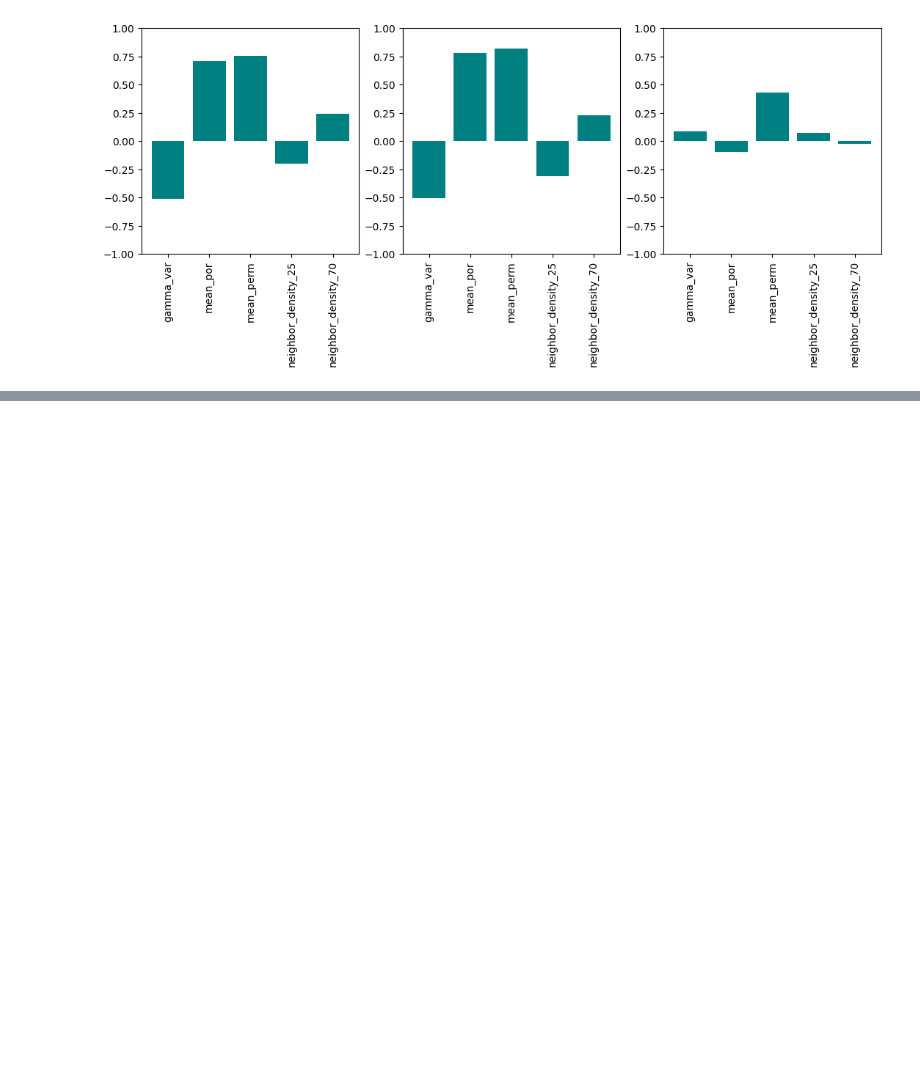
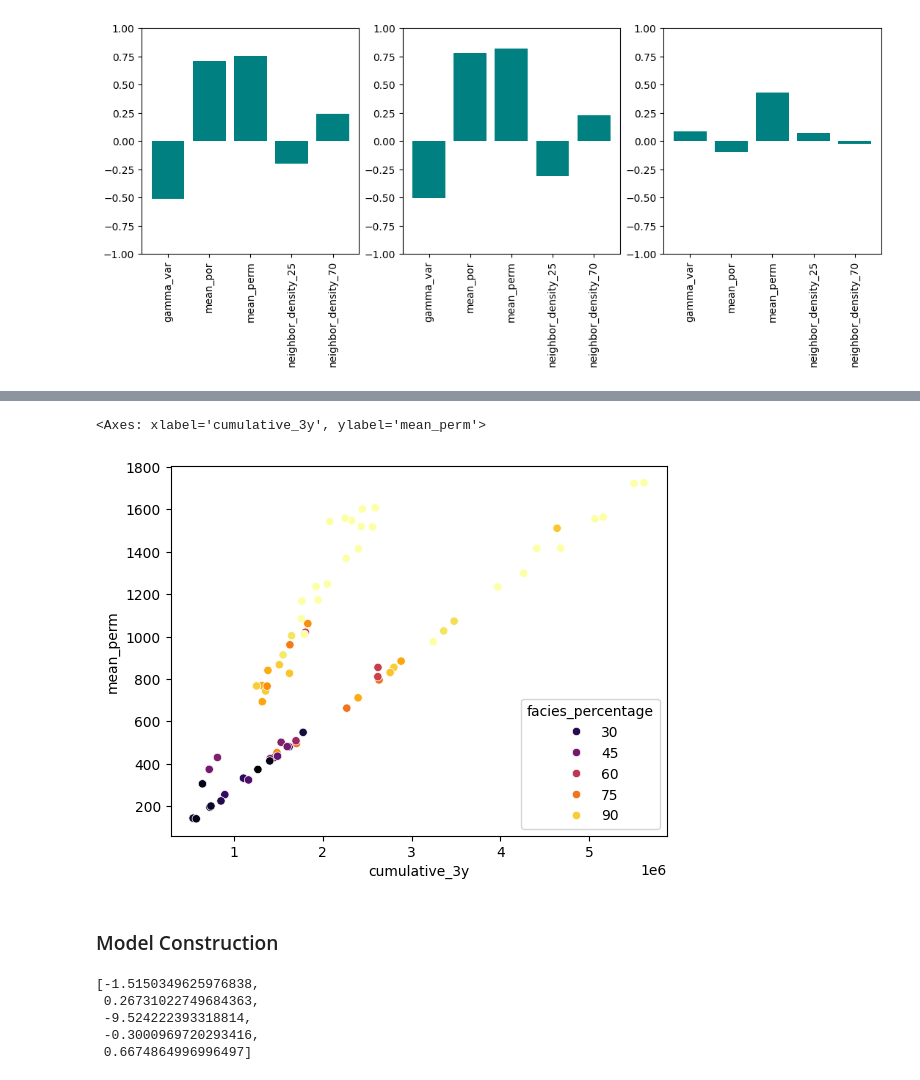
Before and after one commit to acmontesh/Energ-AI-z, a Jupyter notebook: Production_analysis.ipynb, the cells around one changed output, grey strips where cells are left out. Drawn from its saved outputs; the diff is of its cells as text; code cells hidden in the pictures; blank space fills up the shorter version.

```diff
--- a/Production_analysis.ipynb
+++ b/Production_analysis.ipynb
@@ -269,0 +275,10 @@ pcorrs
+# %%
+df_facies = pd.read_csv("facies.csv")
+df_out["facies_percentage"] = df_facies["Percentage_Facies_3_or_Less"]
+# %%
+sb.scatterplot( data=df_out,x="cumulative_3y",y="mean_perm",hue="facies_percentage",palette="inferno" )
+# %% [output]
+<Axes: xlabel='cumulative_3y', ylabel='mean_perm'>
+[figure, added]
+# %% [markdown]
+### Model Construction
@@ -269,0 +306,8 @@ pcorrs
+# %%
+r2scores
+# %% [output]
+[-1.5150349625976838,
+ 0.26731022749684363,
+ -9.524222393318814,
+ -0.3000969720293416,
+ 0.6674864996996497]
```
Also changed, not shown: parts of 8 cells of this notebook, 1 other file.
